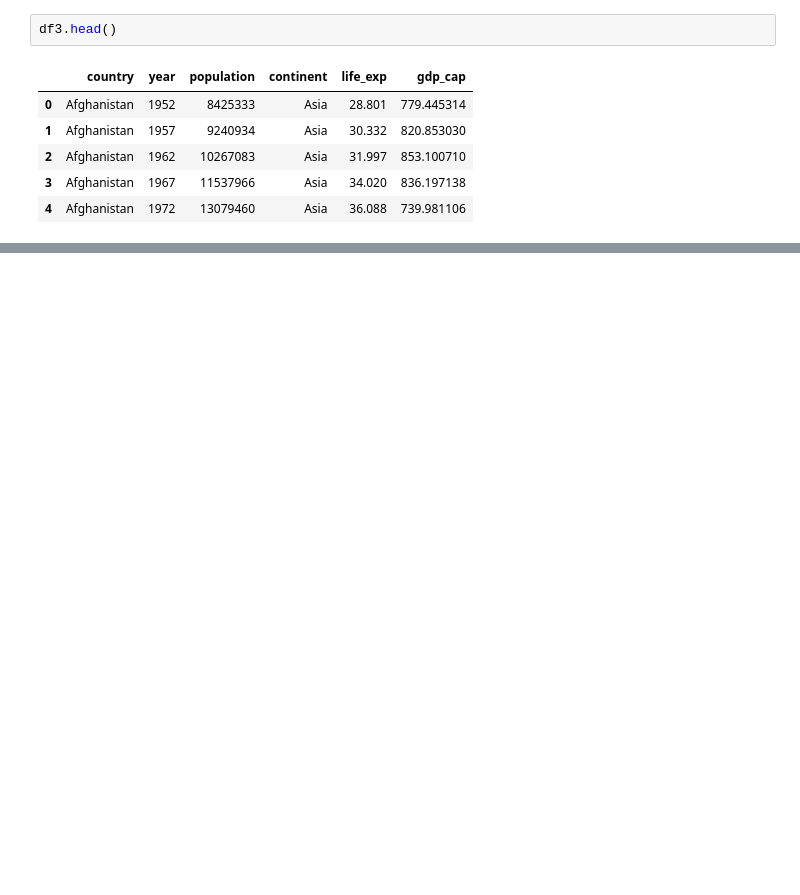
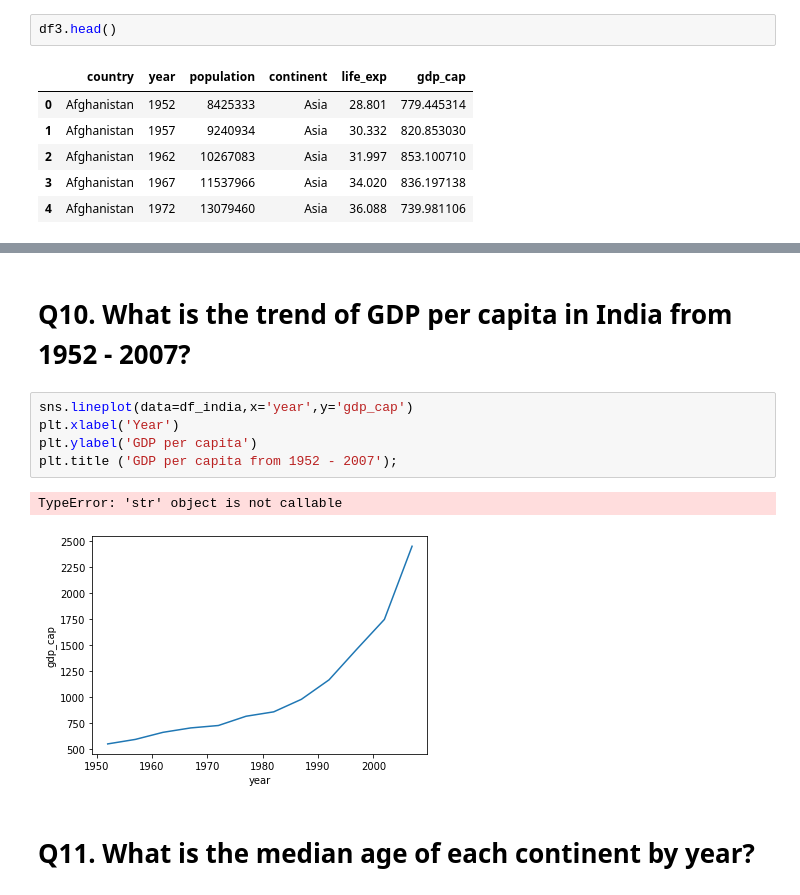
Before and after one commit to Nipun2212/Gapminder_Project, a Jupyter notebook: Gapminder_project.ipynb, the cells around one changed output, grey strips where cells are left out. Saved outputs shown, nothing was run; the diff lists cells and outputs as text; blank space fills up the shorter version.

```diff
--- a/Gapminder_project.ipynb
+++ b/Gapminder_project.ipynb
@@ -171,0 +282,12 @@ sns.scatterplot(x="gdp_cap", y="life_exp", hue='continent', data=df4)
+# %% [markdown]
+# Q10. What is the trend of GDP per capita in India from 1952 - 2007?
+# %%
+sns.lineplot(data=df_india,x='year',y='gdp_cap')
+plt.xlabel('Year')
+plt.ylabel('GDP per capita')
+plt.title ('GDP per capita from 1952 - 2007');
+# %% [output]
+TypeError: 'str' object is not callable
+[figure, added]
+# %% [markdown]
+# Q11. What is the median age of each continent by year?
```
Also changed, not shown: parts of 57 cells of this notebook.
